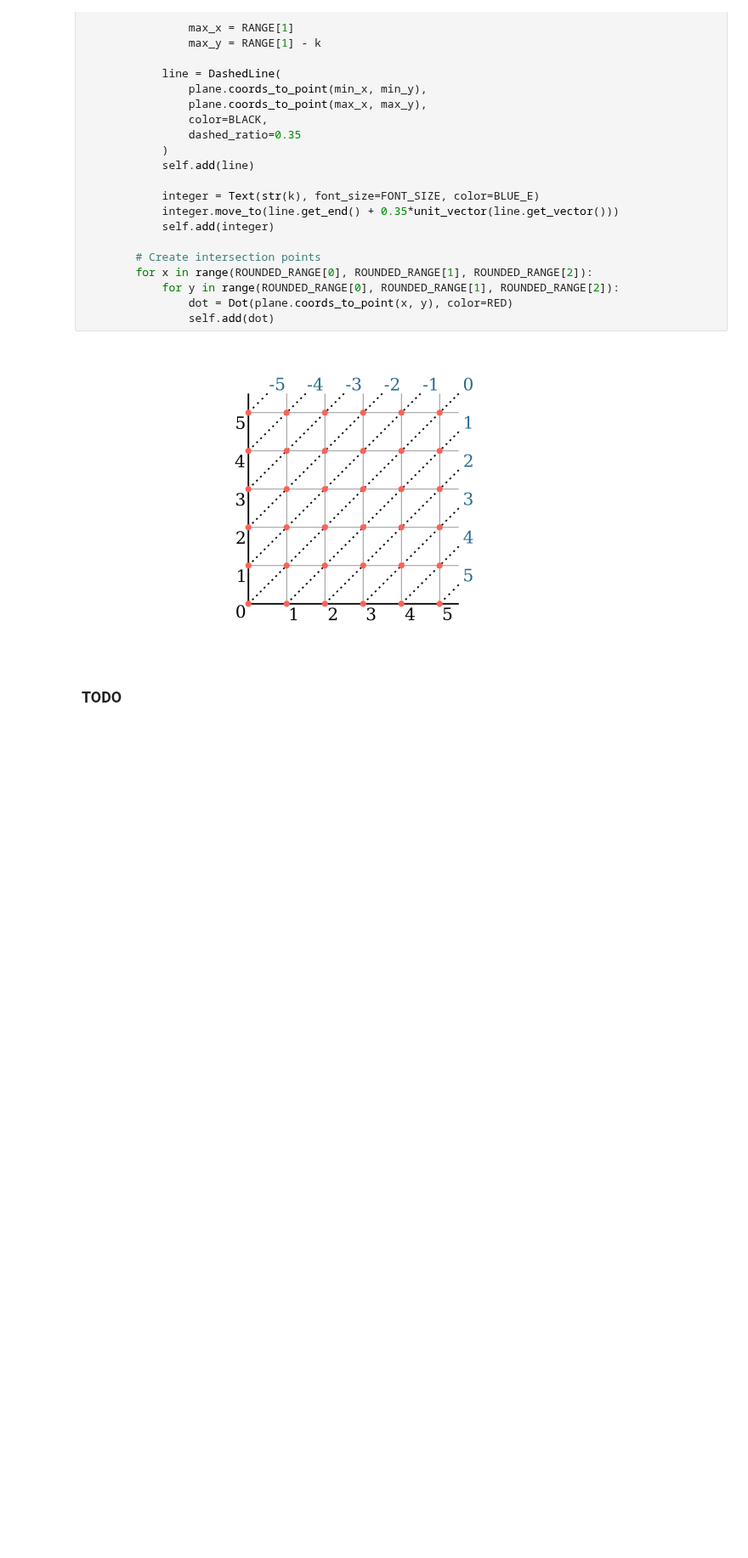
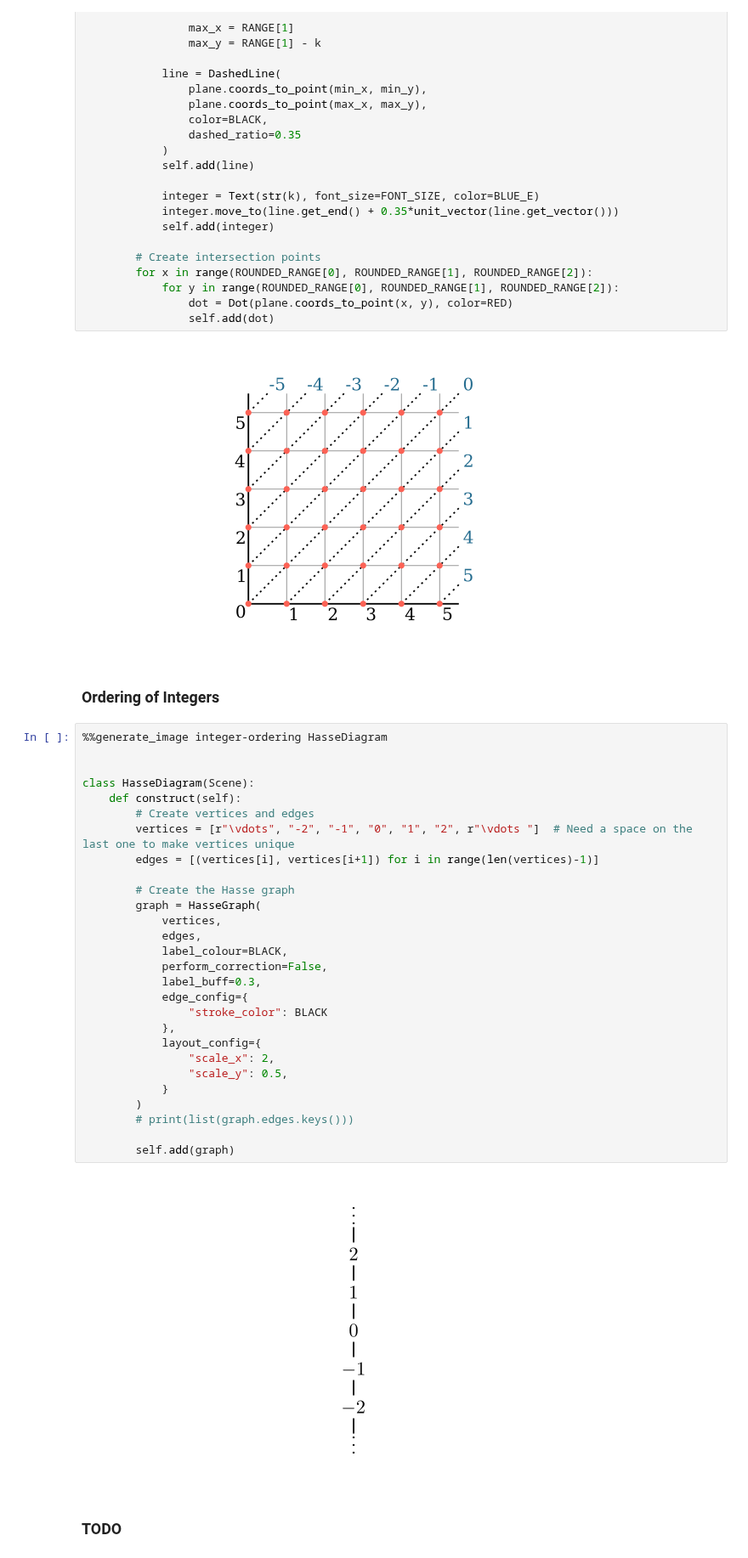
Before and after one commit to PhotonicGluon/NZQRC-Book, a Jupyter notebook: code/image_generation/notebooks/part-2/constructing-integers.ipynb, the cells around one changed output. Shown at 85% size. Drawn from its saved outputs; the diff is of its cells as text; blank space fills up the shorter version.

Commit message:
Finish section 12.4 (Ordering of Integers)

```diff
--- a/code/image_generation/notebooks/part-2/constructing-integers.ipynb
+++ b/code/image_generation/notebooks/part-2/constructing-integers.ipynb
@@ -485,5 +485,37 @@ class GridDiagram(Scene):
                 self.add(dot)
 # %% [output]
 [figure]
+# %% [markdown]
+### Ordering of Integers
+# %%
+%%generate_image integer-ordering HasseDiagram
+
+
+class HasseDiagram(Scene):
+    def construct(self):
+        # Create vertices and edges
+        vertices = [r"\vdots", "-2", "-1", "0", "1", "2", r"\vdots "]  # Need a space on the last one to make vertices unique
+        edges = [(vertices[i], vertices[i+1]) for i in range(len(vertices)-1)]
+
+        # Create the Hasse graph
+        graph = HasseGraph(
+            vertices,
+            edges,
+            label_colour=BLACK,
+            perform_correction=False,
+            label_buff=0.3,
+            edge_config={
+                "stroke_color": BLACK
+            },
+            layout_config={
+                "scale_x": 2,
+                "scale_y": 0.5,
+            }
+        )
+        # print(list(graph.edges.keys()))
+
+        self.add(graph)
+# %% [output]
+[figure, added]
 # %% [markdown]
 ### TODO
```
Also changed, not shown: 5 other files.
